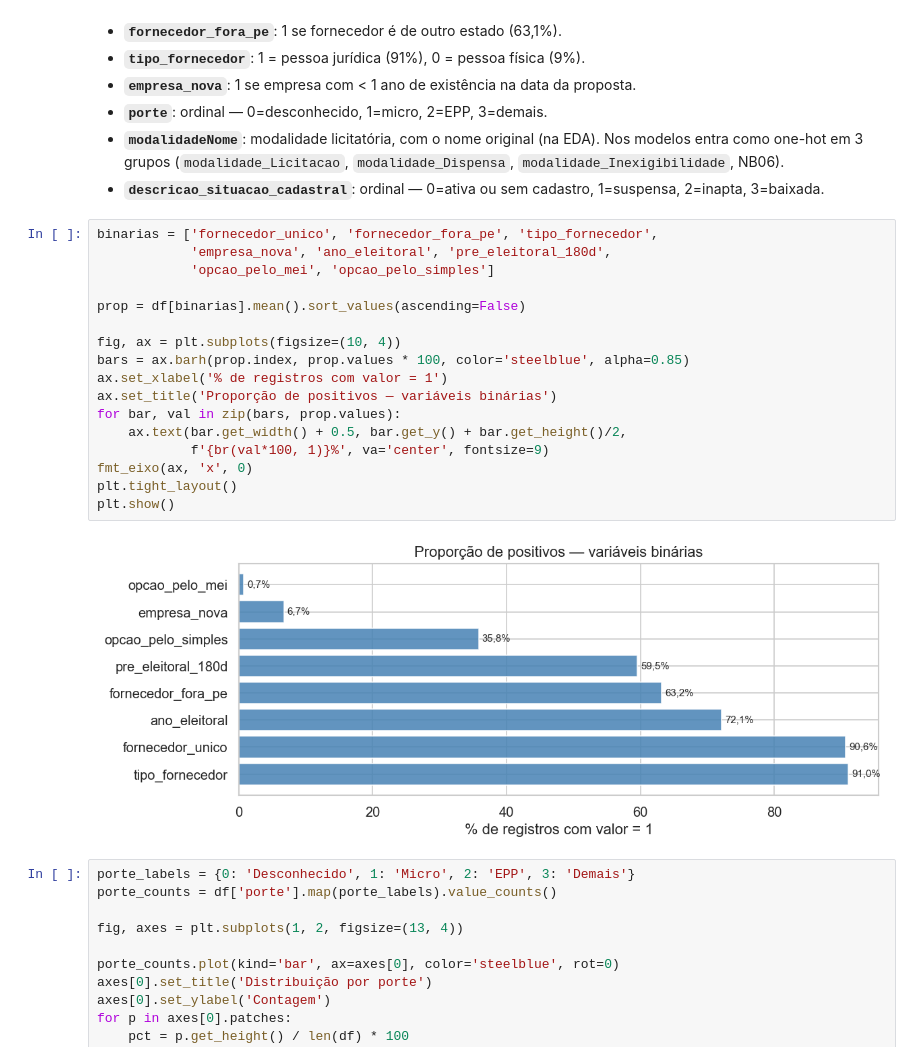
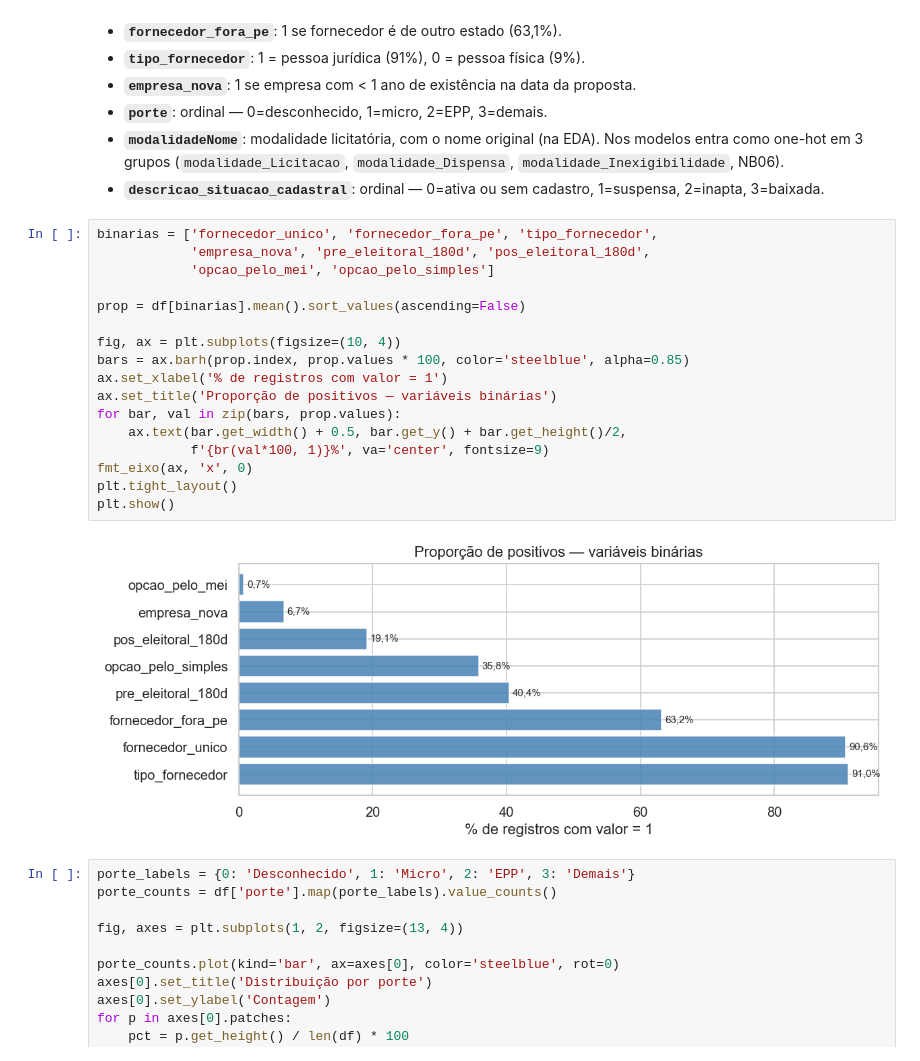
Before and after one commit to leticiagomesilva/Deteccao-Propostas-Anomalas-Licitacoes, a Jupyter notebook: notebooks/07_eda.ipynb, the cells around one changed output. Cells and saved outputs as stored; diff of their text form.

```diff
--- a/notebooks/07_eda.ipynb
+++ b/notebooks/07_eda.ipynb
@@ -222,23 +222,23 @@ df[numericas].describe(percentiles=[.01,.05,.25,.5,.75,.95,.99]).round(3)
 - **`descricao_situacao_cadastral`**: ordinal — 0=ativa ou sem cadastro, 1=suspensa, 2=inapta, 3=baixada.
 # %%
 binarias = ['fornecedor_unico', 'fornecedor_fora_pe', 'tipo_fornecedor',
-            'empresa_nova', 'ano_eleitoral', 'pre_eleitoral_180d',
+            'empresa_nova', 'pre_eleitoral_180d', 'pos_eleitoral_180d',
             'opcao_pelo_mei', 'opcao_pelo_simples']
 
 prop = df[binarias].mean().sort_values(ascending=False)
 
 fig, ax = plt.subplots(figsize=(10, 4))
 bars = ax.barh(prop.index, prop.values * 100, color='steelblue', alpha=0.85)
 ax.set_xlabel('% de registros com valor = 1')
 ax.set_title('Proporção de positivos — variáveis binárias')
 for bar, val in zip(bars, prop.values):
     ax.text(bar.get_width() + 0.5, bar.get_y() + bar.get_height()/2,
             f'{br(val*100, 1)}%', va='center', fontsize=9)
 fmt_eixo(ax, 'x', 0)
 plt.tight_layout()
 plt.show()
 # %% [output]
-[figure, old version]
+[figure, new version]
 # %%
 porte_labels = {0: 'Desconhecido', 1: 'Micro', 2: 'EPP', 3: 'Demais'}
 porte_counts = df['porte'].map(porte_labels).value_counts()
```
Also changed, not shown: parts of 9 cells of this notebook, 26 other files.
